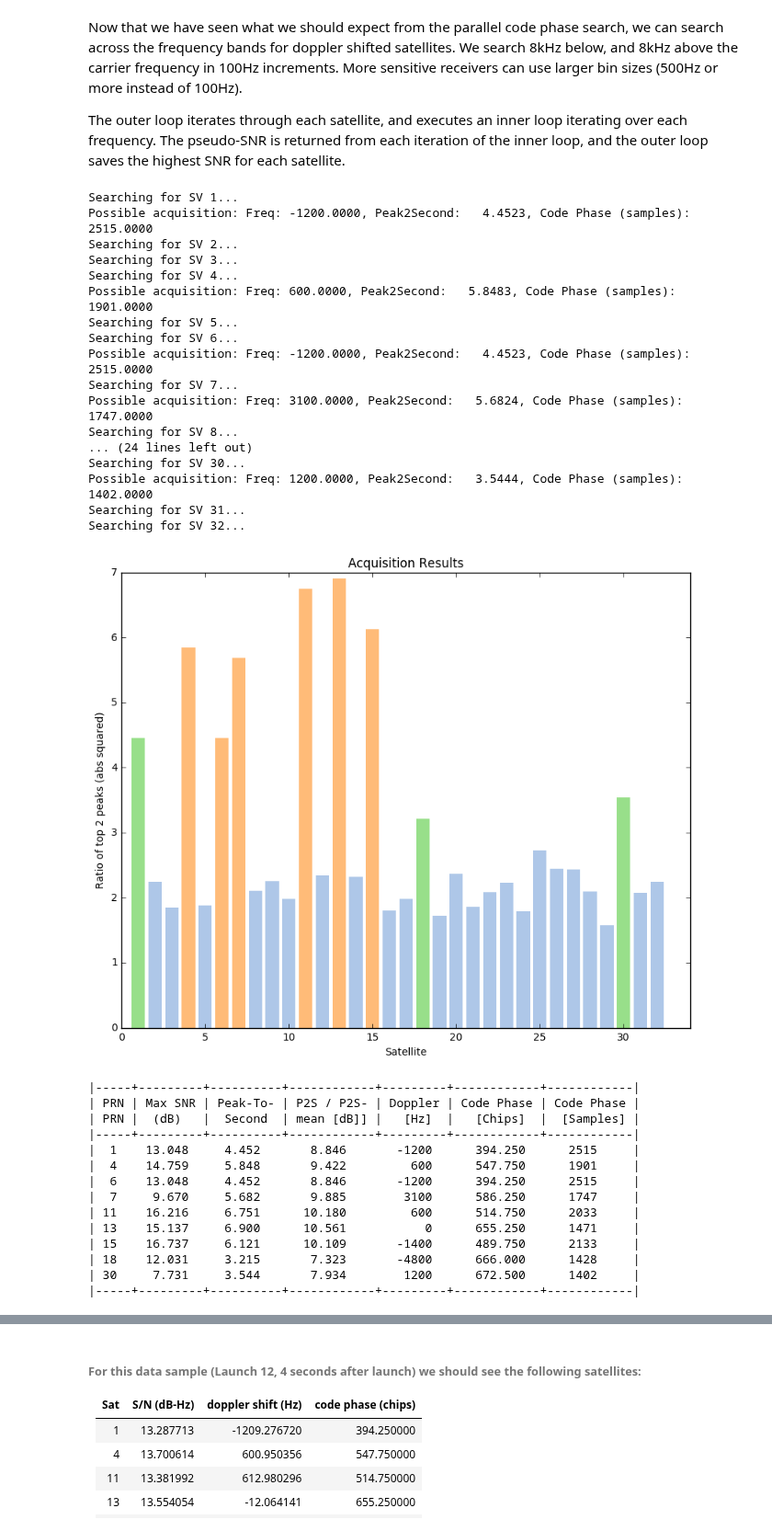
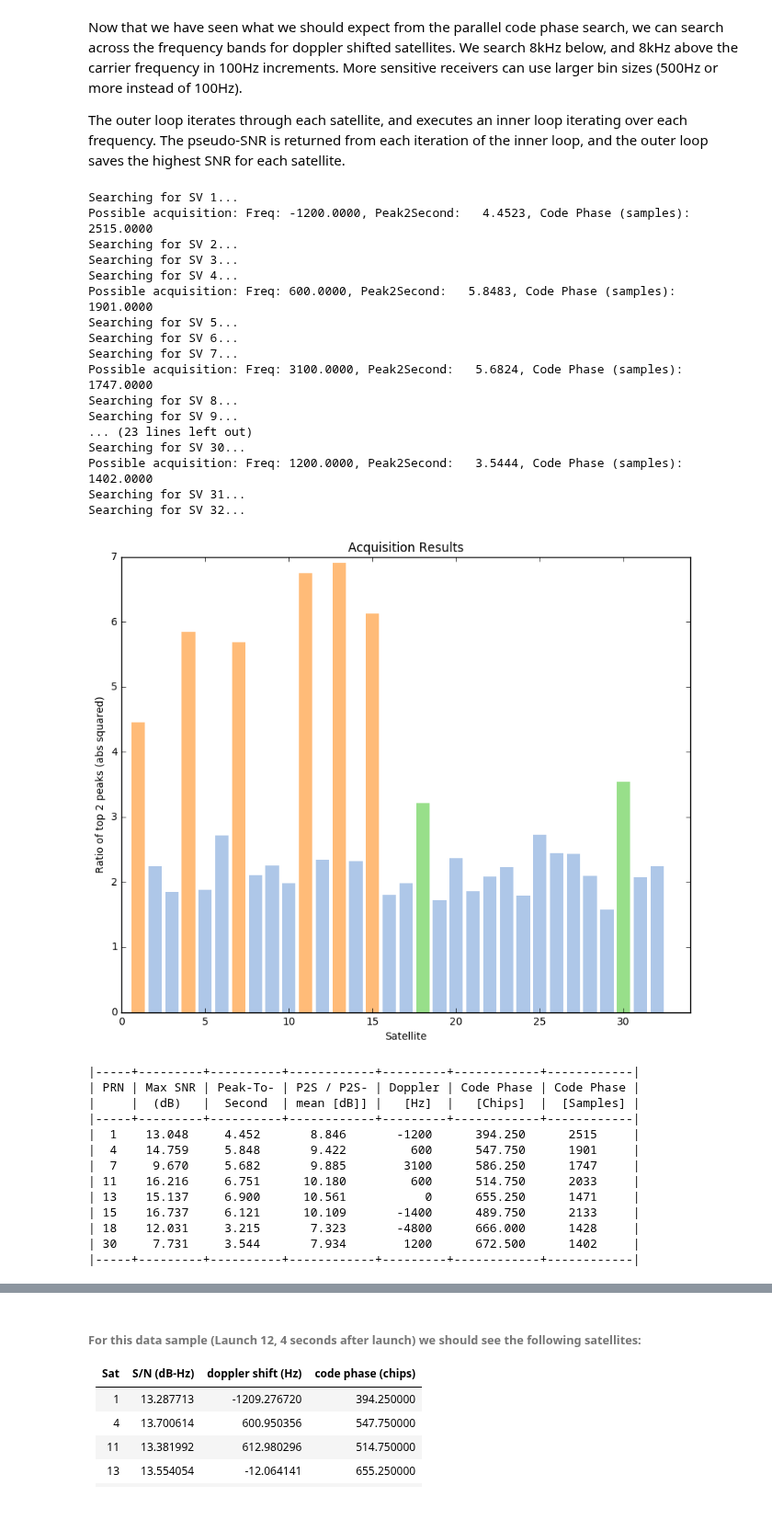
Before and after one commit to psas/gps, a Jupyter notebook: notebooks/Acquisition.ipynb, the cells around one changed output, grey strips where cells are left out. Shown at 92% size. Drawn from its saved outputs; the diff is of its cells as text; code cells hidden in the pictures.

Commit message:
Fixed incorrect CA code tap (in Acquisition.Py), which caused incorrect acquisition for PRN 6

```diff
--- a/notebooks/Acquisition.ipynb
+++ b/notebooks/Acquisition.ipynb
@@ -222,33 +225,33 @@ Now that we have seen what we should expect from the parallel code phase search,
 The outer loop iterates through each satellite, and executes an inner loop iterating over each frequency. The pseudo-SNR is returned from each iteration of the inner loop, and the outer loop saves the highest SNR for each satellite.
 # %%
 #Execute acquire function from Acquisition.py
-r = acquire(data)
+#r = acquire(data)
+r = acquire(data, range(-8000, 8100, 100), range(1, 33))
 # %% [output]
 Searching for SV 1...
 Possible acquisition: Freq: -1200.0000, Peak2Second:   4.4523, Code Phase (samples): 2515.0000
 Searching for SV 2...
 Searching for SV 3...
 Searching for SV 4...
 Possible acquisition: Freq: 600.0000, Peak2Second:   5.8483, Code Phase (samples): 1901.0000
 Searching for SV 5...
 Searching for SV 6...
-Possible acquisition: Freq: -1200.0000, Peak2Second:   4.4523, Code Phase (samples): 2515.0000
 Searching for SV 7...
 Possible acquisition: Freq: 3100.0000, Peak2Second:   5.6824, Code Phase (samples): 1747.0000
 Searching for SV 8...
-... (24 lines left out)
+Searching for SV 9...
+... (23 lines left out)
 Searching for SV 30...
 Possible acquisition: Freq: 1200.0000, Peak2Second:   3.5444, Code Phase (samples): 1402.0000
 Searching for SV 31...
 Searching for SV 32...
-[figure, old version]
+[figure, new version]
 |-----+---------+----------+------------+---------+------------+------------|
 | PRN | Max SNR | Peak-To- | P2S / P2S- | Doppler | Code Phase | Code Phase |
-| PRN |  (dB)   |  Second  | mean [dB]] |   [Hz]  |   [Chips]  |  [Samples] |
+|     |  (dB)   |  Second  | mean [dB]] |   [Hz]  |   [Chips]  |  [Samples] |
 |-----+---------+----------+------------+---------+------------+------------|
 |  1    13.048     4.452       8.846       -1200      394.250      2515     |
 |  4    14.759     5.848       9.422         600      547.750      1901     |
-|  6    13.048     4.452       8.846       -1200      394.250      2515     |
 |  7     9.670     5.682       9.885        3100      586.250      1747     |
 | 11    16.216     6.751      10.180         600      514.750      2033     |
 | 13    15.137     6.900      10.561           0      655.250      1471     |
```
Also changed, not shown: parts of 3 cells of this notebook, 1 other file.
